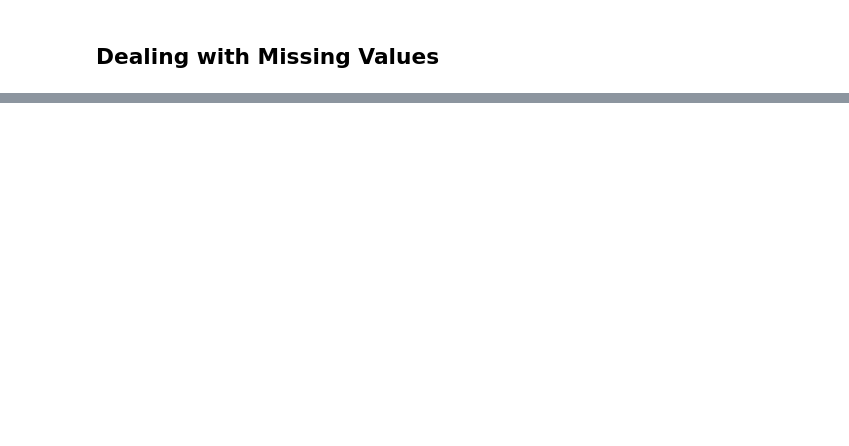
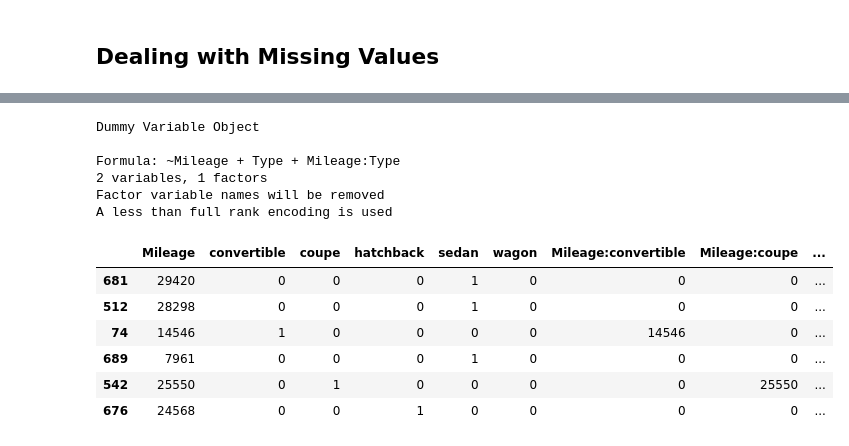
Before and after one commit to Randallzoeng/BookClub, a Jupyter notebook: AppliedPredictiveModeling/3.1. Case Study Cell Segmentation in High-Content Screening.ipynb, the cells around one changed output, grey strips where cells are left out. Drawn from its saved outputs; the diff is of its cells as text; code cells hidden in the pictures; blank space fills up the shorter version.

```diff
--- a/AppliedPredictiveModeling/3.1. Case Study Cell Segmentation in High-Content Screening.ipynb
+++ b/AppliedPredictiveModeling/3.1. Case Study Cell Segmentation in High-Content Screening.ipynb
@@ -65,0 +225,7 @@ The following objects are masked from ‘package:psych’:
+# %%
+# Creating Dummy Variables
+data(cars)
+type <- c("convertible", "coupe", "hatchback", "sedan", "wagon")
+cars$Type <- factor(apply(cars[, 14:18], 1, function(x) type[which(x == 1)]))
+carSubset <- cars[sample(1:nrow(cars), 20), c(1, 2, 19)]
+head(carSubset)
@@ -65,0 +258,18 @@ The following objects are masked from ‘package:psych’:
+# %%
+withInteraction <- dummyVars(~Mileage+Type + Mileage:Type, data = carSubset,levelsOnly = T)
+withInteraction
+predict(withInteraction,head(carSubset))
+# %% [output]
+Dummy Variable Object
+
+Formula: ~Mileage + Type + Mileage:Type
+2 variables, 1 factors
+Factor variable names will be removed
+A less than full rank encoding is used
+|  | Mileage | convertible | coupe | hatchback | sedan | wagon | Mileage:convertible | Mileage:coupe | ... |
+| 681 | 29420 | 0 | 0 | 0 | 1 | 0 | 0 | 0 | ... |
+| 512 | 28298 | 0 | 0 | 0 | 1 | 0 | 0 | 0 | ... |
+| 74 | 14546 | 1 | 0 | 0 | 0 | 0 | 14546 | 0 | ... |
+| 689 | 7961 | 0 | 0 | 0 | 1 | 0 | 0 | 0 | ... |
+| 542 | 25550 | 0 | 1 | 0 | 0 | 0 | 0 | 25550 | ... |
+| 676 | 24568 | 0 | 0 | 1 | 0 | 0 | 0 | 0 | ... |
```
Also changed, not shown: parts of 22 cells of this notebook.
